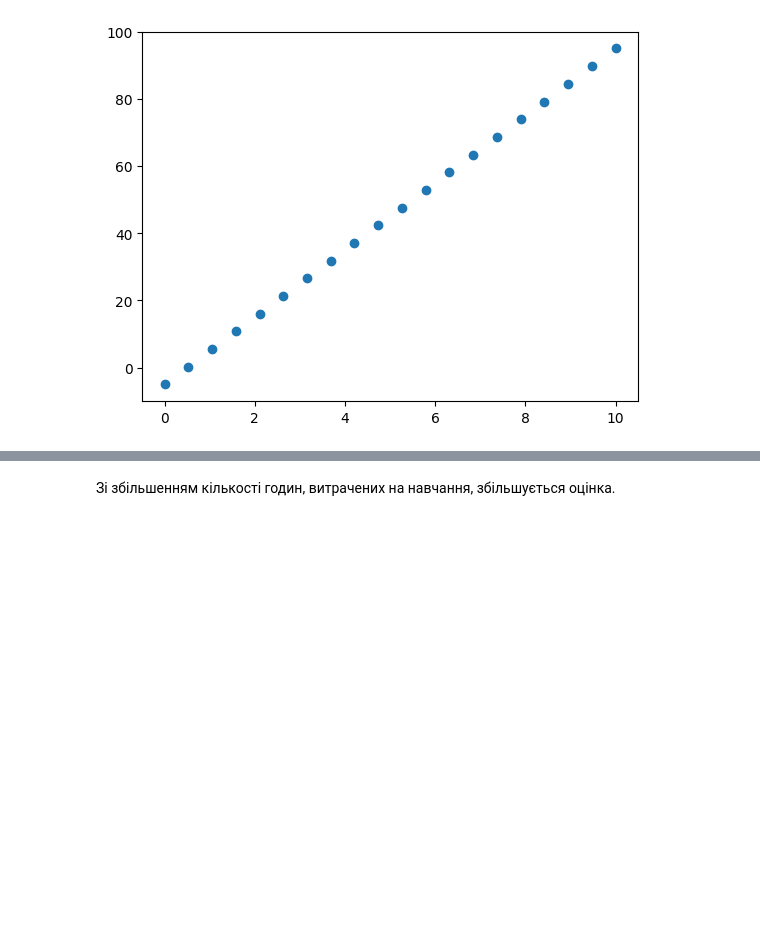
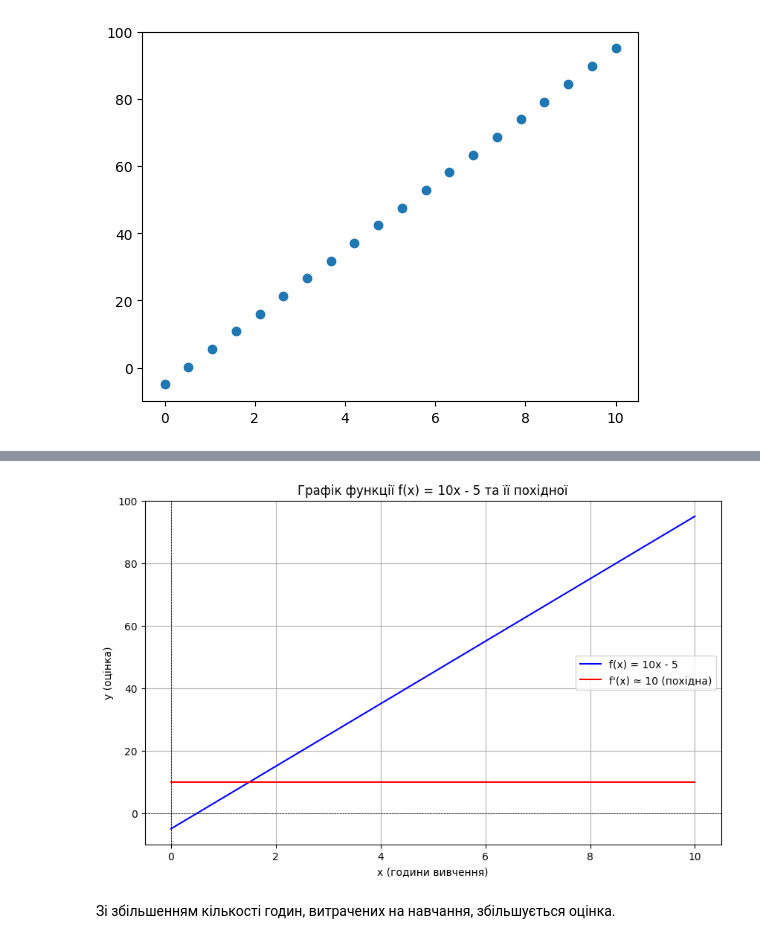
Before and after one commit to anastasiia-vsk/ML_course, a Jupyter notebook: HW_2_1_Функції_і_похідні.ipynb, the cells around one changed output, grey strips where cells are left out. Cells and saved outputs as stored; diff of their text form; code cells hidden in the pictures; blank space fills up the shorter version.

```diff
--- a/HW_2_1_Функції_і_похідні.ipynb
+++ b/HW_2_1_Функції_і_похідні.ipynb
@@ -23,3 +30,17 @@ plt.plot(x, f(x), 'o')
+# %%
+plt.figure(figsize=(10, 6))
+plt.plot(x, f(x), label="f(x) = 10x - 5", color="blue")
+plt.plot(x, derivative_vals, label="f'(x) ≈ 10 (похідна)", color="red")
+plt.axhline(0, color='black', linewidth=0.5, linestyle='--')
+plt.axvline(0, color='black', linewidth=0.5, linestyle='--')
+plt.title("Графік функції f(x) = 10x - 5 та її похідної")
+plt.xlabel("x (години вивчення)")
+plt.ylabel("y (оцінка)")
+plt.legend()
+plt.grid(True)
+plt.show()
+# %% [output]
+[figure, added]
 # %% [markdown]
 Зі збільшенням кількості годин, витрачених на навчання, збільшується оцінка.
 # %% [markdown]
```
Also changed, not shown: parts of 2 cells of this notebook.
